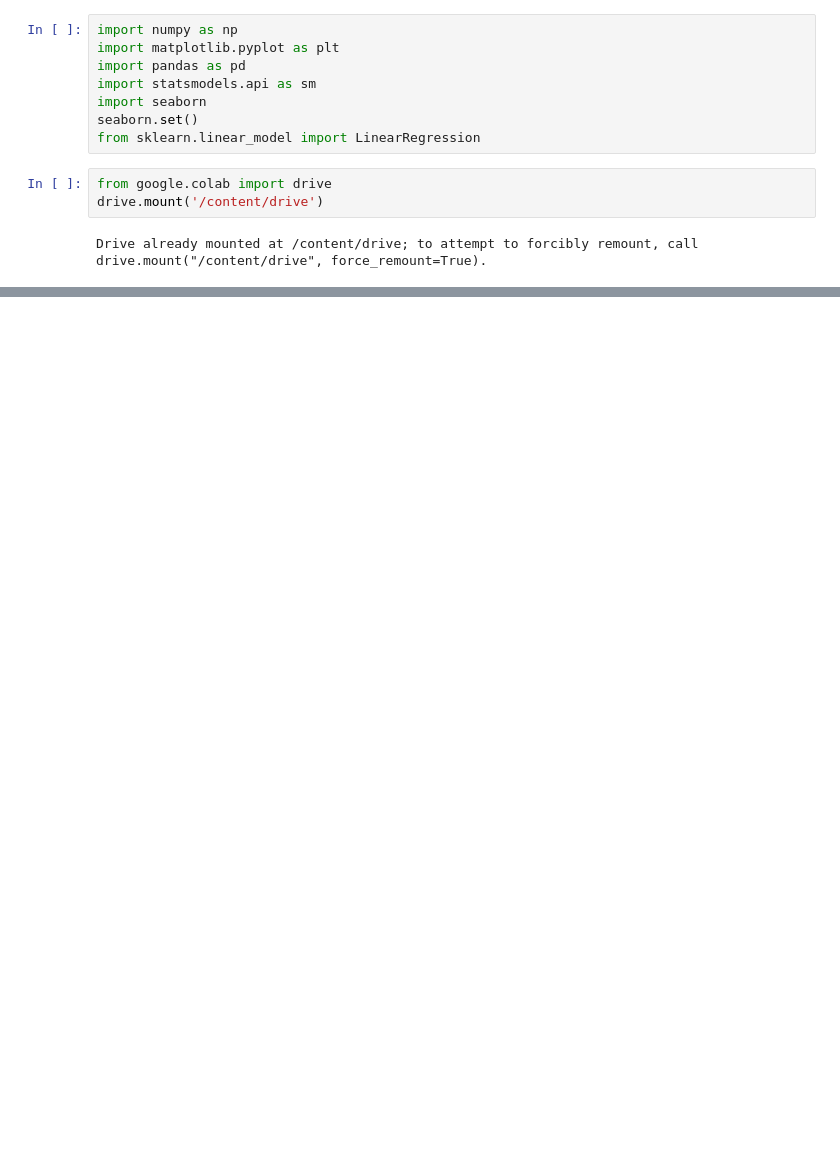
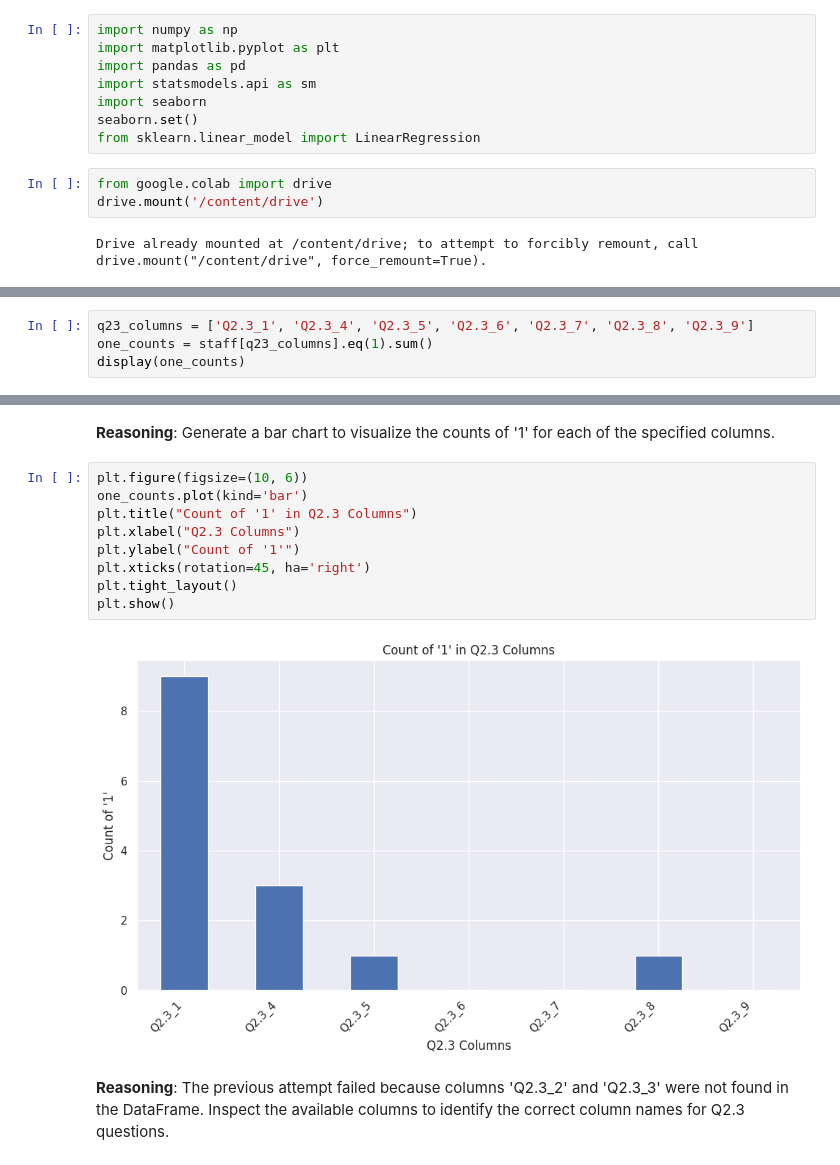
Before and after one commit to pineapple-666/Veritus-Augustin-Hackathon, a Jupyter notebook: notebook/Staff_Data_Descriptive.ipynb, the cells around one changed output, grey strips where cells are left out. Drawn from its saved outputs; the diff is of its cells as text; blank space fills up the shorter version.

```diff
--- a/notebook/Staff_Data_Descriptive.ipynb
+++ b/notebook/Staff_Data_Descriptive.ipynb
@@ -68,0 +208,4 @@ drive_df.drop([0,1])
+# %%
+q23_columns = ['Q2.3_1', 'Q2.3_4', 'Q2.3_5', 'Q2.3_6', 'Q2.3_7', 'Q2.3_8', 'Q2.3_9']
+one_counts = staff[q23_columns].eq(1).sum()
+display(one_counts)
@@ -68,0 +227,17 @@ drive_df.drop([0,1])
+# %% [markdown]
+**Reasoning**:
+Generate a bar chart to visualize the counts of '1' for each of the specified columns.
+# %%
+plt.figure(figsize=(10, 6))
+one_counts.plot(kind='bar')
+plt.title("Count of '1' in Q2.3 Columns")
+plt.xlabel("Q2.3 Columns")
+plt.ylabel("Count of '1'")
+plt.xticks(rotation=45, ha='right')
+plt.tight_layout()
+plt.show()
+# %% [output]
+[figure, added]
+# %% [markdown]
+**Reasoning**:
+The previous attempt failed because columns 'Q2.3_2' and 'Q2.3_3' were not found in the DataFrame. Inspect the available columns to identify the correct column names for Q2.3 questions.
```
Also changed, not shown: parts of 76 cells of this notebook.
